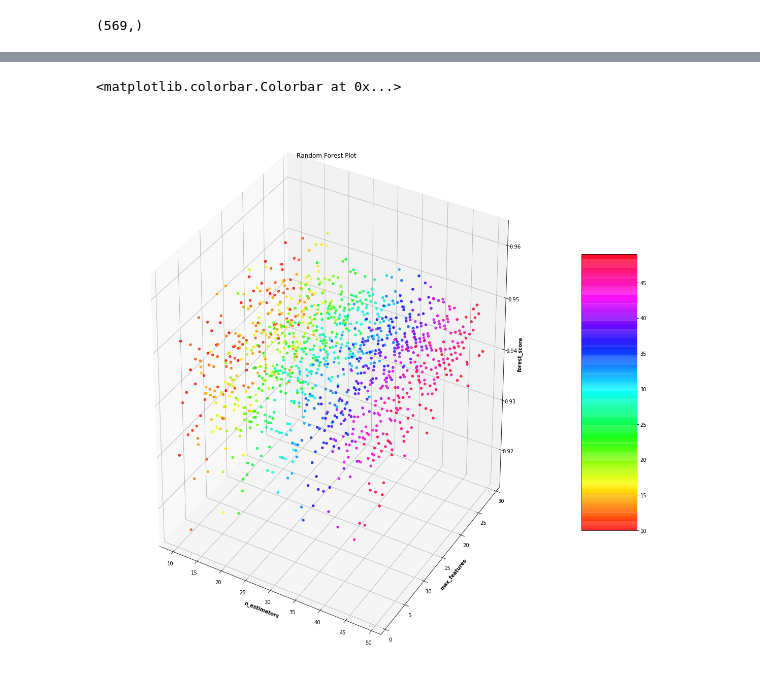
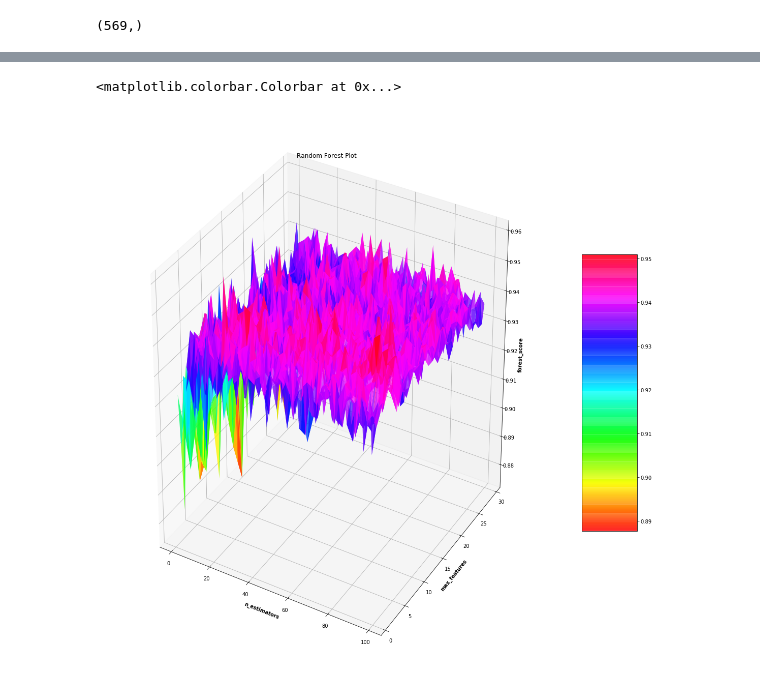
Before and after one commit to sergiovasquez122/CECS-451, a Jupyter notebook: assignment12/Assn12.ipynb, the cells around one changed output, grey strips where cells are left out. Saved outputs shown, nothing was run; the diff lists cells and outputs as text; code cells hidden in the pictures.

Commit message:
added surface plot

```diff
--- a/assignment12/Assn12.ipynb
+++ b/assignment12/Assn12.ipynb
@@ -126,7 +126,7 @@ from sklearn.ensemble import RandomForestClassifier
 estimators = []
 features = []
 scores = []
-for i in range(10, 50):
+for i in range(1, 100):
     for j in range(1, len(cancer.feature_names)):
         clf = RandomForestClassifier(n_estimators=i, max_features=j).fit(X_train, y_train)
         estimators.append(i)
@@ -135,21 +135,20 @@ for i in range(10, 50):
 # %%
 from mpl_toolkits.mplot3d import Axes3D
 
 fig = plt.figure(figsize = (20, 20))
 ax = plt.axes(projection ="3d")
 
 my_cmap = plt.get_cmap('hsv')
 
-sctt = ax.scatter3D(estimators, features, scores,
+sctt = ax.plot_trisurf(estimators, features, scores,
                     alpha = 0.8,
-                    c = (estimators),
                     cmap = my_cmap)
 
 plt.title("Random Forest Plot")
 ax.set_xlabel('n_estimators', fontweight ='bold')
 ax.set_ylabel('max_features', fontweight ='bold')
 ax.set_zlabel('forest_score', fontweight ='bold')
 fig.colorbar(sctt, ax = ax, shrink = 0.5, aspect = 5)
 # %% [output]
 <matplotlib.colorbar.Colorbar at 0x...>
-[figure, old version]
+[figure, new version]
```
Also changed, not shown: parts of 7 cells of this notebook.
